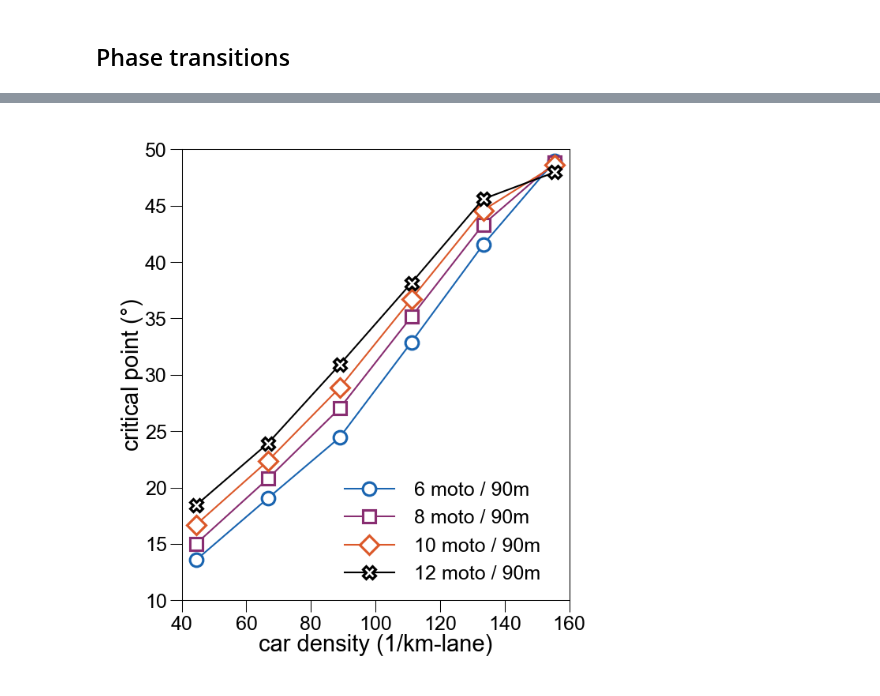
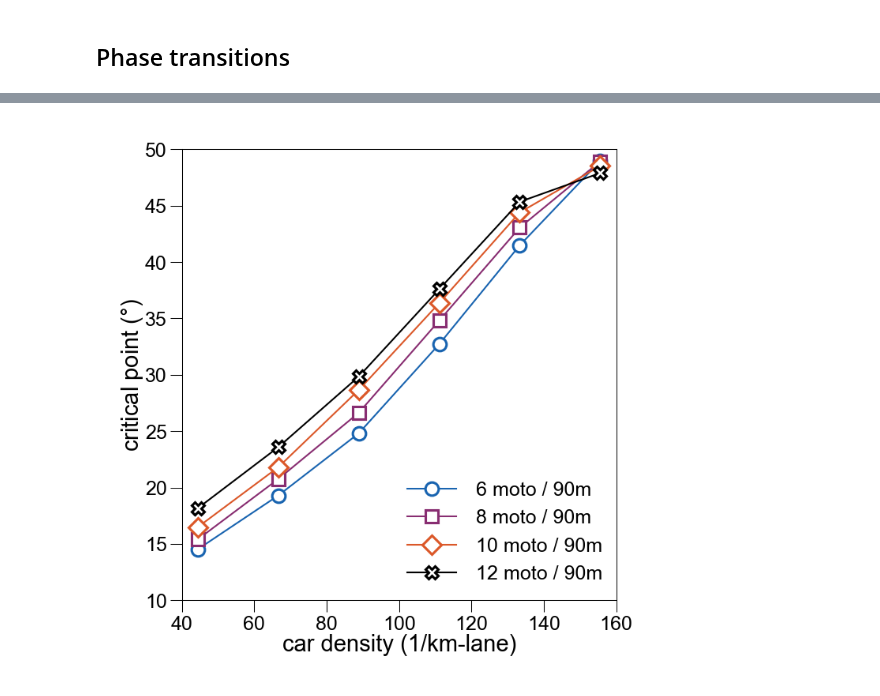
Before and after one commit to EPFL-ENAC/LUTS-pneuma-simulator, a Jupyter notebook: notebooks/figures.ipynb, the cells around one changed output, grey strips where cells are left out. Saved outputs shown, nothing was run; the diff lists cells and outputs as text; code cells hidden in the pictures.

```diff
--- a/notebooks/figures.ipynb
+++ b/notebooks/figures.ipynb
@@ -94,7 +94,6 @@ len(permutations)
 49
 # %%
 l_flow_cars = []
-l_flow_moto = []
 l_speed_cars = []
 l_speed_moto = []
 l_sem_cars = []
@@ -107,9 +106,6 @@ for permutation in permutations:
         results[str(permutation)]["VHT_cars"]
     )
     if permutation[1] > 0:
-        flow_moto = np.nanmean(results[str(permutation)]["VKT_moto"]) / (
-            2e-6 * keep * params.T * params.L / params.factor
-        )
         speed_moto = np.nanmean(results[str(permutation)]["VKT_moto"]) / np.nanmean(
             results[str(permutation)]["VHT_moto"]
         )
@@ -119,10 +115,8 @@ for permutation in permutations:
     else:
         speed_moto = np.nan
         sem_moto = np.nan
-        flow_moto = np.nan
     error = results[str(permutation)]["error"]
     l_flow_cars.append(flow_cars)
-    l_flow_moto.append(flow_moto)
     l_speed_cars.append(speed_cars)
     l_speed_moto.append(speed_moto)
     l_sem_cars.append(sem_cars)
@@ -478,40 +500,39 @@ fig.tight_layout(pad=0)
 # %%
-fig, ax = plt.subplots(figsize=(5 * params.cm, 5.5 * params.cm), dpi=300)
+fig, ax = plt.subplots(figsize=(5.5 * params.cm, 5.5 * params.cm), dpi=300)
 markers = ["o-", "s-", "D-", "X-"]
 colors = [dark_blue, dark_purple, vermilion, "k"]
 for i in range(4):
     ax.plot(
         car_density[1:, i + 3],
         temperature_matrix[1:, i + 3],
         markers[i],
         c=colors[i],
         lw=0.5,
         ms=4,
         mfc="w",
         mew=".75",
         label=f"{2*(i+3)} moto / 90m",
     )
 ax.set_ylabel("critical point ($\\degree$)", labelpad=0)
 ax.set_xlabel("car density (1/km-lane)", labelpad=0)
 ax.legend(
-    loc=[0.4, 0.02],
+    loc=[0.5, 0.02],
     frameon=False,
     handletextpad=1,
     labelspacing=0.5,
     handlelength=2.5,
     fontsize=6,
 )
 ax.set_ylim(10, 50)
 ax.set_xlim(40, 160)
 ax.set_xticks(arange(40, 180, 20))
 ax.set_yticks(arange(10, 55, 5))
 ax.tick_params(axis="x", pad=1)
 ax.tick_params(axis="y", pad=1)
 fig.tight_layout(pad=0)
-# plt.savefig("/Users/georg/Documents/Figures/criticality.pdf", format="pdf", transparent=True)
 plt.savefig("./output/figures/criticality.pdf", format="pdf", transparent=True)
 # %% [output]
-[figure, old version]
+[figure, new version]
 # %%
 def draw_law(x, y, r_value, save=False):
     fig, ax = plt.subplots(figsize=(4 * params.cm, 4 * params.cm), dpi=150)
```
Also changed, not shown: parts of 25 cells of this notebook, 5 other files.
